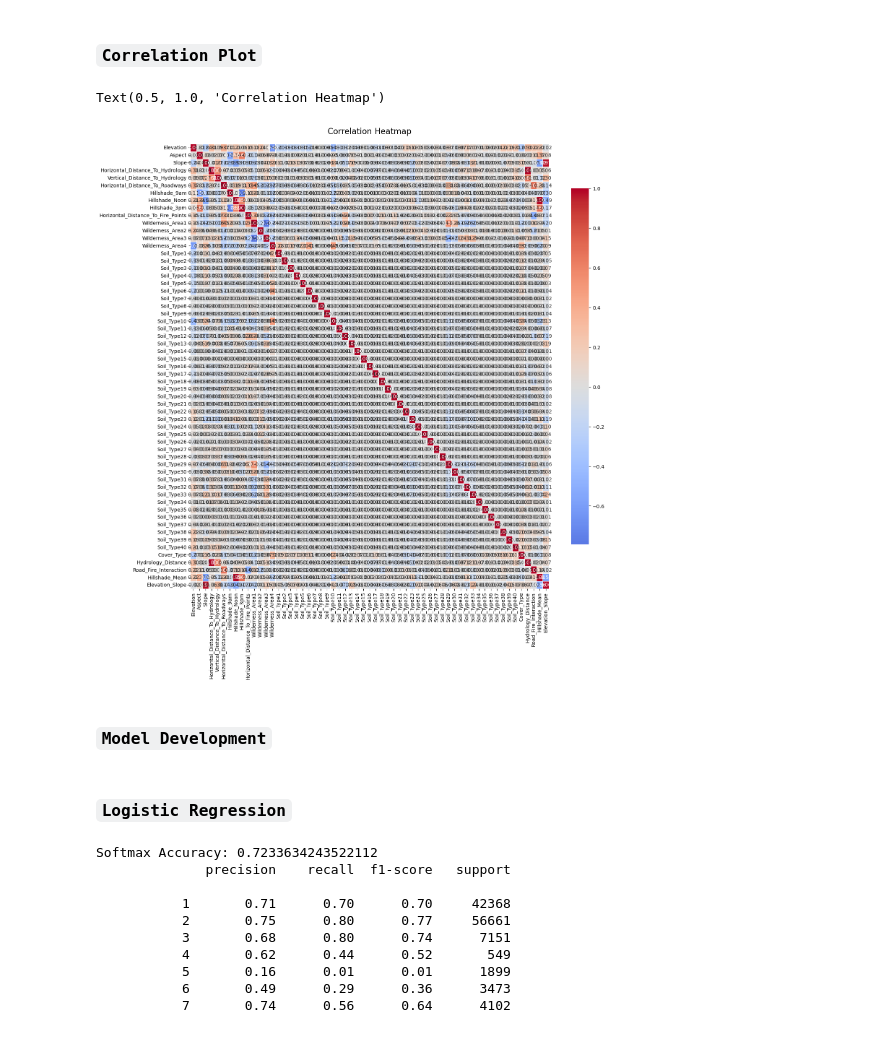
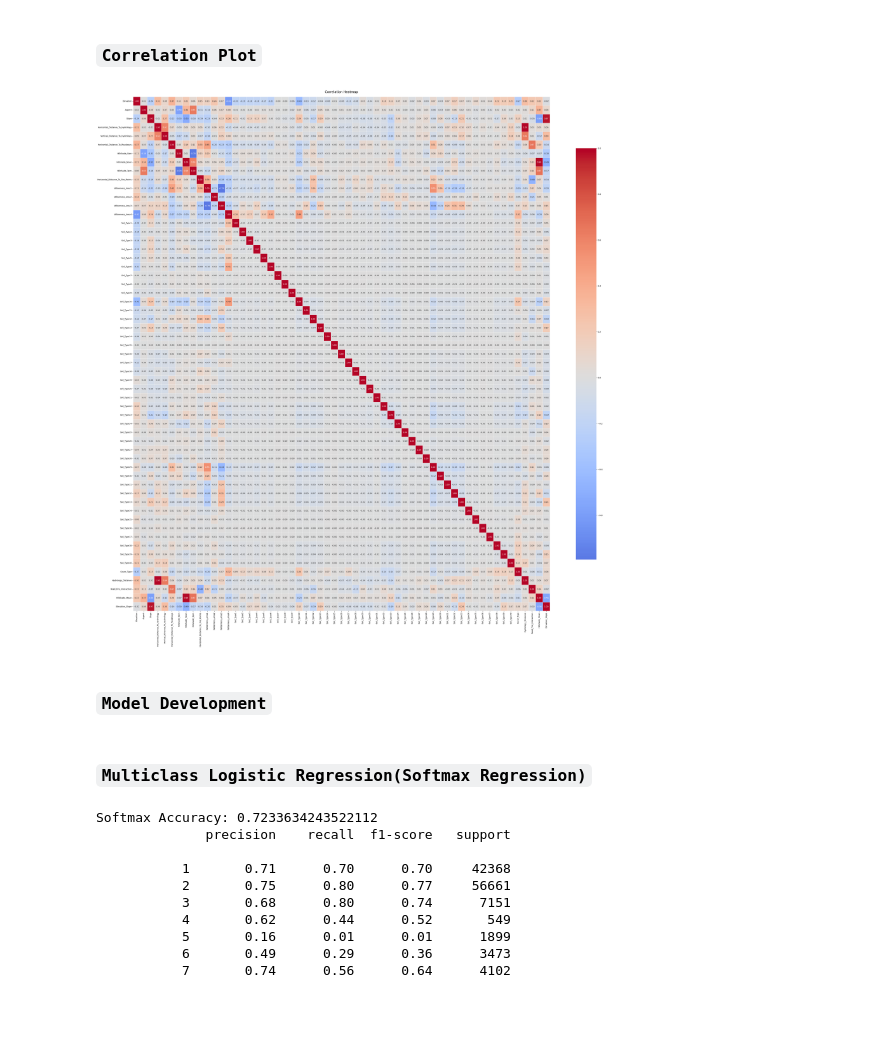
Before and after one commit to saikatsam11/AIT-511-ML-Project-2, a Jupyter notebook: forest_cover.ipynb, the cells around one changed output. Drawn from its saved outputs; the diff is of its cells as text; code cells hidden in the pictures.

```diff
--- a/forest_cover.ipynb
+++ b/forest_cover.ipynb
@@ -30,12 +29,7 @@ dtype: object
 # %%
 import numpy as np
 
-df["Hydrology_Distance"] = np.sqrt(
-    df["Horizontal_Distance_To_Hydrology"]**2 + df["Vertical_Distance_To_Hydrology"]**2
-)
-
+df["Hydrology_Distance"] = np.sqrt(df["Horizontal_Distance_To_Hydrology"]**2 + df["Vertical_Distance_To_Hydrology"]**2)
 df["Road_Fire_Interaction"] = df["Horizontal_Distance_To_Roadways"] - df["Horizontal_Distance_To_Fire_Points"]
-
 df["Hillshade_Mean"] = (df["Hillshade_9am"] + df["Hillshade_Noon"] + df["Hillshade_3pm"]) / 3
-
 df["Elevation_Slope"] = df["Elevation"] * df["Slope"]
@@ -105,23 +107,22 @@ df[numerical].describe()
 # %%
 import matplotlib.pyplot as plt
 import seaborn as sns
-plt.figure(figsize=(16, 16))
+plt.figure(figsize=(40, 40))
 sns.heatmap(
     df.corr(),
     cmap="coolwarm",
     center=0,
     annot=True,
     fmt=".2f",
     linewidths=0.5,
     cbar_kws={"shrink": 0.8}
 )
 plt.title("Correlation Heatmap", fontsize=16, pad=20)
 
 plt.tight_layout(pad=3.0)
 plt.show()
 # %% [output]
-Text(0.5, 1.0, 'Correlation Heatmap')
-[figure, old version]
+[figure, new version]
 # %% [markdown]
 ### `Model Development`
 # %%
@@ -140,5 +139,5 @@ X_train, X_test, y_train, y_test = train_test_split(
 # %% [markdown]
-### `Logistic Regression`
+### `Multiclass Logistic Regression(Softmax Regression)`
 # %%
 from sklearn.model_selection import train_test_split
 from sklearn.preprocessing import StandardScaler
```
Also changed, not shown: parts of 12 cells of this notebook, 1 other file.
